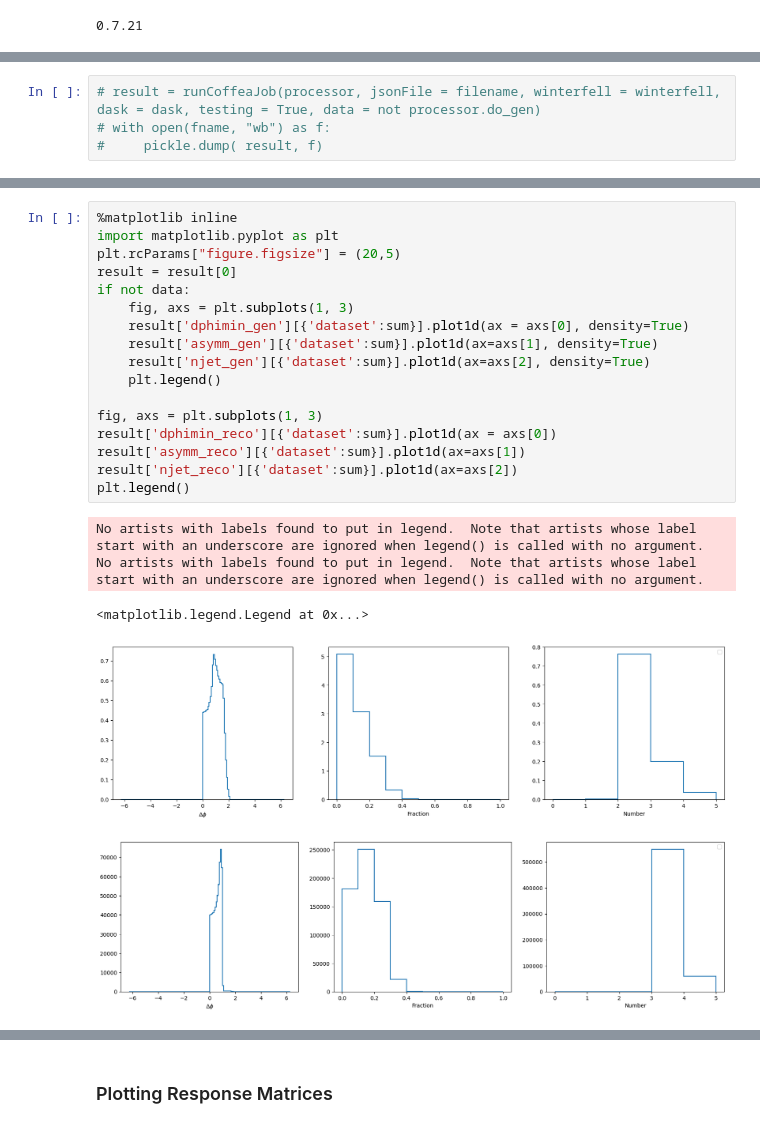
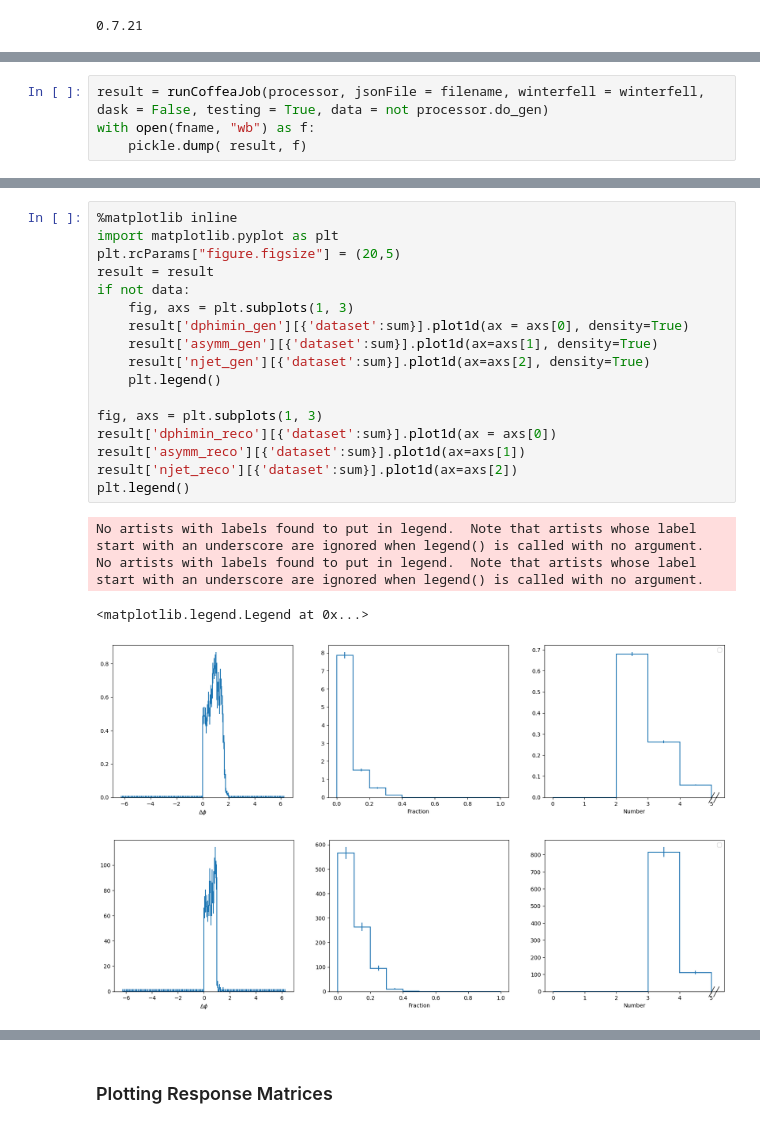
Before and after one commit to laurenhay/GluonJetMass, a Jupyter notebook: trijetSelection_studies.ipynb, the cells around one changed output, grey strips where cells are left out. Saved outputs shown, nothing was run; the diff lists cells and outputs as text.

```diff
--- a/trijetSelection_studies.ipynb
+++ b/trijetSelection_studies.ipynb
@@ -54,5 +52,5 @@ fname = 'coffeaOutput/trijetHistsTest_{}_pt{}_eta{}_{}.pkl'.format(datastring, s
 Data:  False  gen  True
 # %%
-# result = runCoffeaJob(processor, jsonFile = filename, winterfell = winterfell, dask = dask, testing = True, data = not processor.do_gen)
-# with open(fname, "wb") as f:
-#     pickle.dump( result, f)
+result = runCoffeaJob(processor, jsonFile = filename, winterfell = winterfell, dask = False, testing = True, data = not processor.do_gen)
+with open(fname, "wb") as f:
+    pickle.dump( result, f)
@@ -70,26 +139,26 @@ print(result[1])
 # %%
 %matplotlib inline
 import matplotlib.pyplot as plt
 plt.rcParams["figure.figsize"] = (20,5)
-result = result[0]
+result = result
 if not data:
     fig, axs = plt.subplots(1, 3)
     result['dphimin_gen'][{'dataset':sum}].plot1d(ax = axs[0], density=True)
     result['asymm_gen'][{'dataset':sum}].plot1d(ax=axs[1], density=True)
     result['njet_gen'][{'dataset':sum}].plot1d(ax=axs[2], density=True)
     plt.legend()
 
 fig, axs = plt.subplots(1, 3)
 result['dphimin_reco'][{'dataset':sum}].plot1d(ax = axs[0])
 result['asymm_reco'][{'dataset':sum}].plot1d(ax=axs[1])
 result['njet_reco'][{'dataset':sum}].plot1d(ax=axs[2])
 plt.legend()
 # %% [output]
 No artists with labels found to put in legend.  Note that artists whose label start with an underscore are ignored when legend() is called with no argument.
 No artists with labels found to put in legend.  Note that artists whose label start with an underscore are ignored when legend() is called with no argument.
 <matplotlib.legend.Legend at 0x...>
-[figure, old version]
+[figure, new version]
-[figure, old version]
+[figure, new version]
 # %%
 plt.rcParams["figure.figsize"] = (20,15)
 fig, axs = plt.subplots(2, 2)
```
Also changed, not shown: parts of 9 cells of this notebook, 5 other files.
